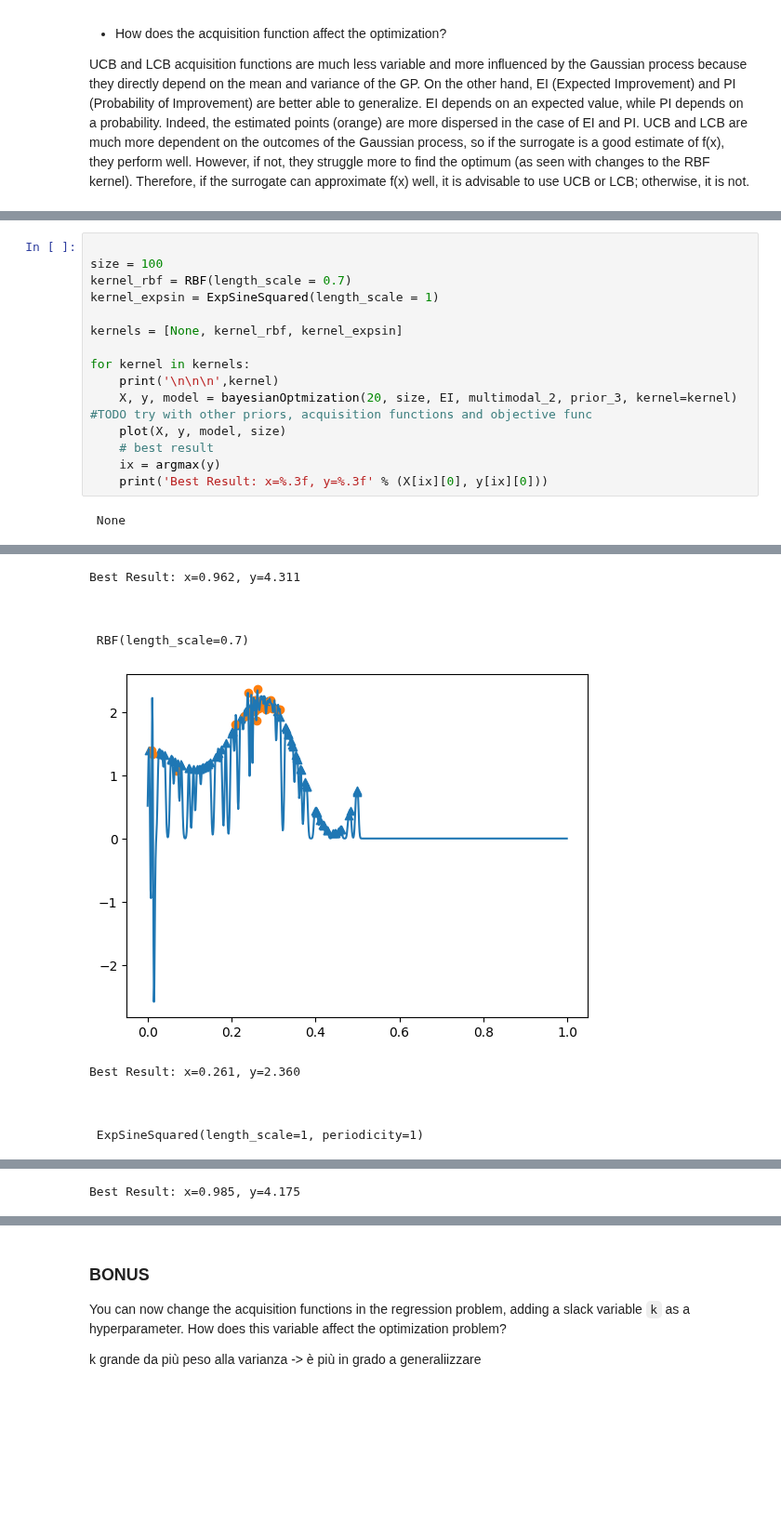
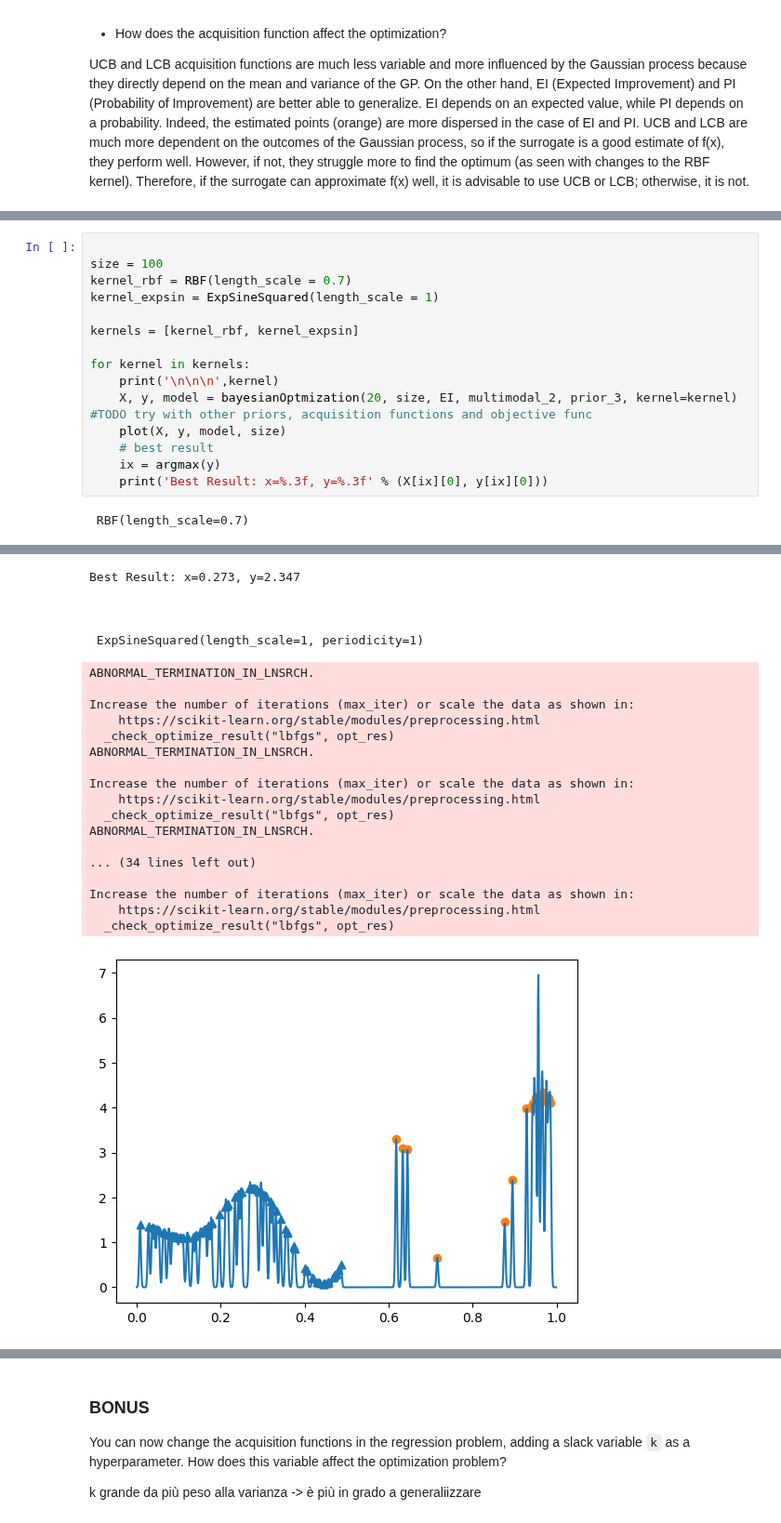
Before and after one commit to CarlottaGiacchetta/lab_optimizationTechniques, a Jupyter notebook: lab6/optimtech_lab6.ipynb, the cells around one changed output, grey strips where cells are left out. Shown at 93% size. Saved outputs shown, nothing was run; the diff lists cells and outputs as text; blank space fills up the shorter version.

```diff
--- a/lab6/optimtech_lab6.ipynb
+++ b/lab6/optimtech_lab6.ipynb
@@ -347,7 +374,7 @@ size = 100
 kernel_rbf = RBF(length_scale = 0.7)
 kernel_expsin = ExpSineSquared(length_scale = 1)
 
-kernels = [None, kernel_rbf, kernel_expsin]
+kernels = [kernel_rbf, kernel_expsin]
 
 for kernel in kernels:
     print('\n\n\n',kernel)
@@ -357,4 +384,4 @@ for kernel in kernels:
     ix = argmax(y)
     print('Best Result: x=%.3f, y=%.3f' % (X[ix][0], y[ix][0]))
 # %% [output]
- None
+ RBF(length_scale=0.7)
@@ -362,11 +389,23 @@ for kernel in kernels:
-Best Result: x=0.962, y=4.311
+Best Result: x=0.273, y=2.347
 
 
 
- RBF(length_scale=0.7)
+ ExpSineSquared(length_scale=1, periodicity=1)
+ABNORMAL_TERMINATION_IN_LNSRCH.
+
+Increase the number of iterations (max_iter) or scale the data as shown in:
+    https://scikit-learn.org/stable/modules/preprocessing.html
+  _check_optimize_result("lbfgs", opt_res)
+ABNORMAL_TERMINATION_IN_LNSRCH.
+
+Increase the number of iterations (max_iter) or scale the data as shown in:
+    https://scikit-learn.org/stable/modules/preprocessing.html
+  _check_optimize_result("lbfgs", opt_res)
+ABNORMAL_TERMINATION_IN_LNSRCH.
+
+... (34 lines left out)
+
+Increase the number of iterations (max_iter) or scale the data as shown in:
+    https://scikit-learn.org/stable/modules/preprocessing.html
+  _check_optimize_result("lbfgs", opt_res)
-[figure, old version]
+[figure, new version]
-Best Result: x=0.261, y=2.360
-
-
-
- ExpSineSquared(length_scale=1, periodicity=1)
@@ -391,4 +413,3 @@ Increase the number of iterations (max_iter) or scale the data as shown in:
-Best Result: x=0.985, y=4.175
 # %%
 size = 100
 kernel_rbf = RBF(length_scale = 0.7)
```
Also changed, not shown: parts of 5 cells of this notebook.
